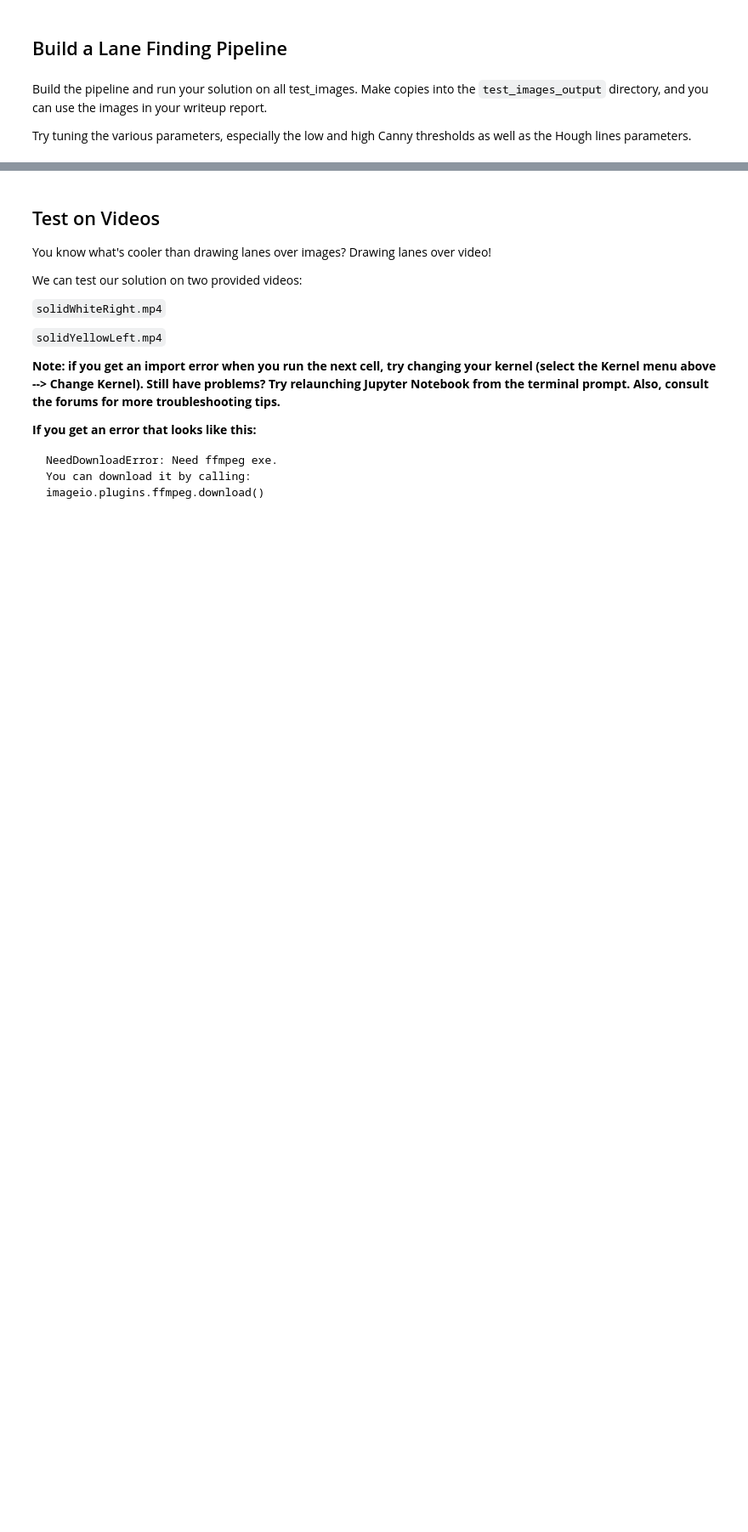
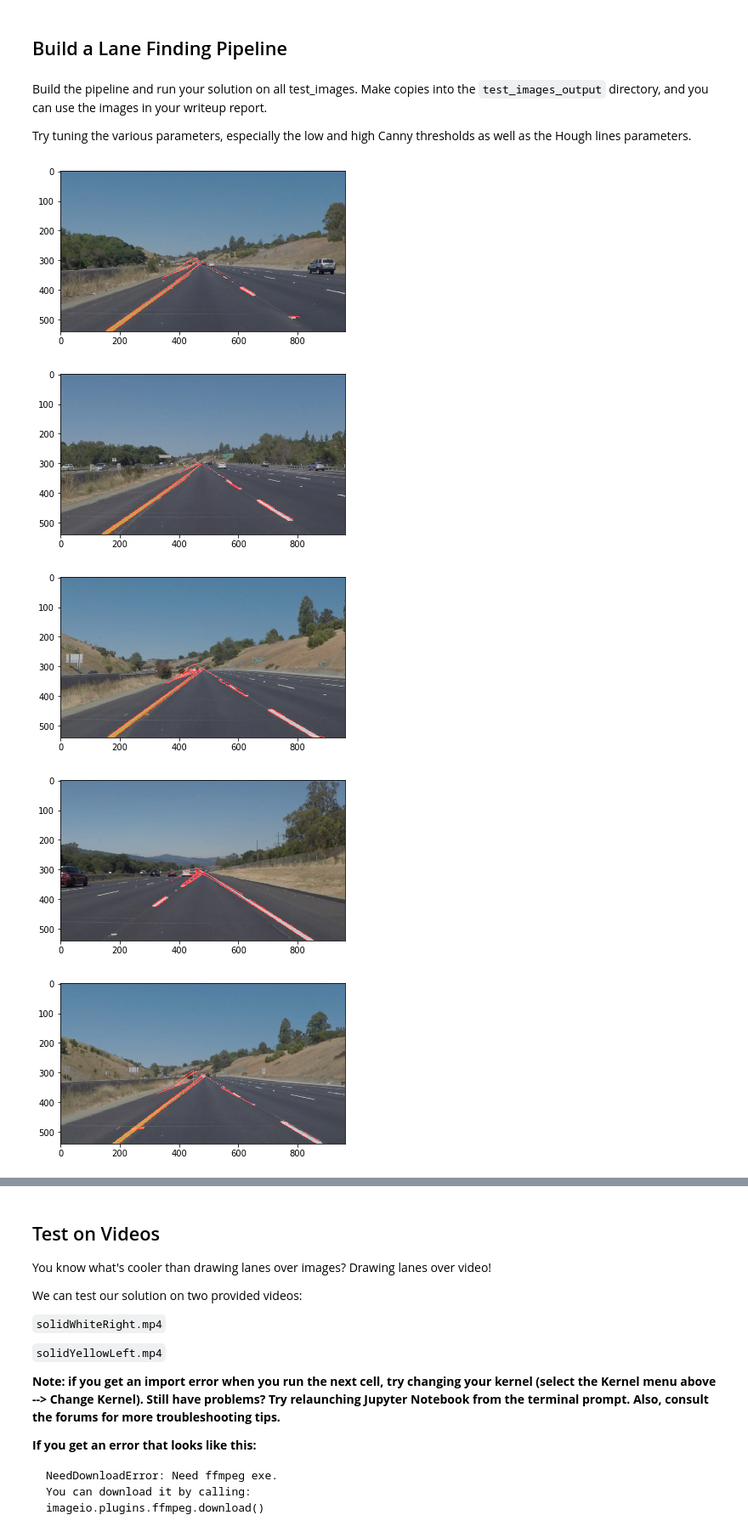
Before and after one commit to udacity/CarND-LaneLines-P1, a Jupyter notebook: P1.ipynb, the cells around one changed output, grey strips where cells are left out. Shown: that part at 85% size. Drawn from its saved outputs; the diff is of its cells as text; code cells hidden in the pictures; blank space fills up the shorter version.

```diff
--- a/P1.ipynb
+++ b/P1.ipynb
@@ -185,3 +243,20 @@ Try tuning the various parameters, especially the low and high Canny thresholds
 # %%
 # TODO: Build your pipeline that will draw lane lines on the test_images
 # then save them to the test_images_output directory.
+
+for img in imgs:
+    image = mpimg.imread("test_images/" + img)
+    line_image = pipeline(image)
+    newImg = np.copy(image)
+
+    # Draw the lines on the edge image
+    lines_edges = cv2.addWeighted(newImg, 0.8, line_image, 1, 0)
+    cv2.imwrite('test_images_output/' + img,lines_edges)
+    plt.imshow(lines_edges)
+    plt.show()
+# %% [output]
+[figure, added]
+[figure, added]
+[figure, added]
+[figure, added]
+[figure, added]
```
Also changed, not shown: parts of 6 cells of this notebook, 7 other files.
